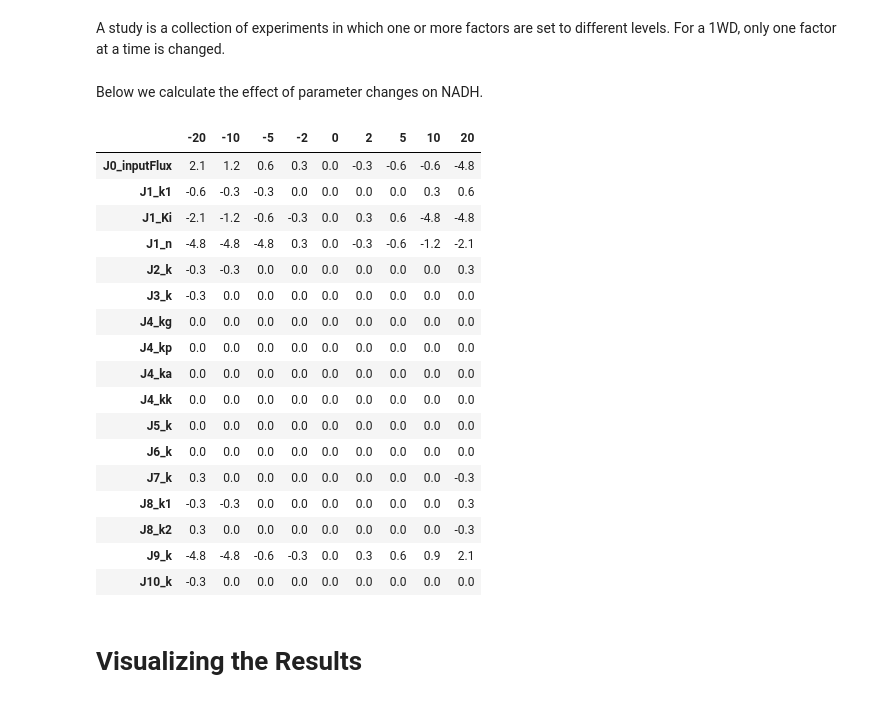
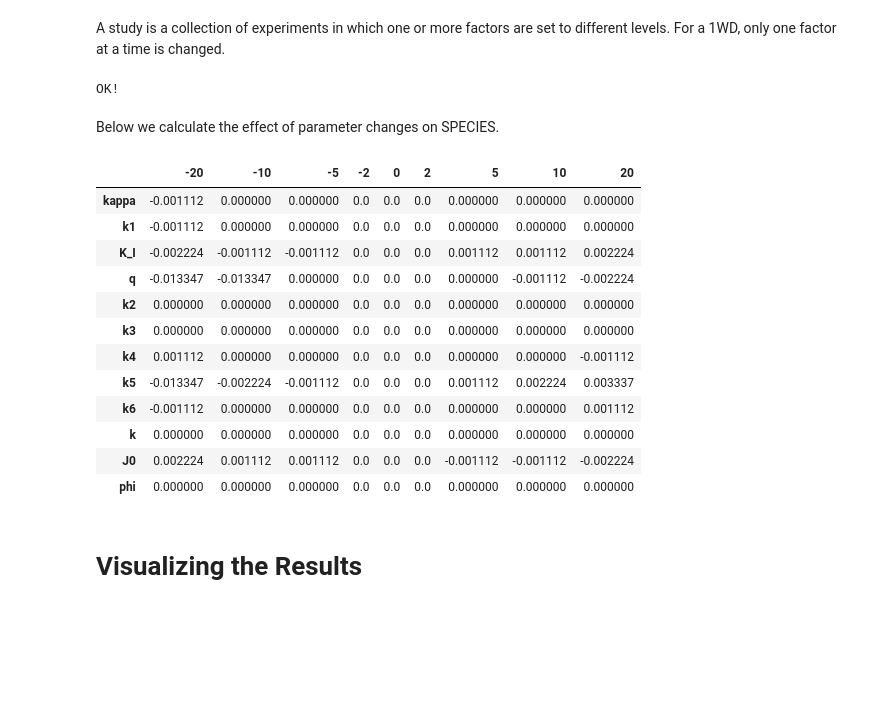
Before and after one commit to ModelEngineering/BIOEN-437, a Jupyter notebook: Lectures/Design-Of-Experiments/doe_one_way_design.ipynb, the cells around one changed output. Drawn from its saved outputs; the diff is of its cells as text; code cells hidden in the pictures; blank space fills up the shorter version.

```diff
--- a/Lectures/Design-Of-Experiments/doe_computations.ipynb
+++ b/Lectures/Design-Of-Experiments/doe_one_way_design.ipynb
@@ -437,14 +424,14 @@ def calculateFrequencyResponses(factors=WOLF_FACTORS, percents=[0], molecule=SPE
        columns: percents
        values: frequency
     """
-    percentDct = {p: [] for p in percents}
+    percent_dct = {p: [] for p in percents}
     for factor in factors:
-        dataDct = runSimulations(factor, percents, isPlot=False)
+        data_dct = runSimulations(factor, percents, isPlot=False)
         # Calculate the FFT for all percents for this factor
-        for percent in dataDct.keys():
-            frequency = calculatePeakFrequency(molecule, dataDct[percent])
-            percentDct[percent].append(frequency)
-    return pd.DataFrame(percentDct, index=factors)
+        for percent in data_dct.keys():
+            frequency = calculatePeakFrequency(molecule, data_dct[percent])
+            percent_dct[percent].append(frequency)
+    return pd.DataFrame(percent_dct, index=factors)
 
 df = calculateFrequencyResponses(percents=[-2, 0, 2])
 assert(isinstance(df, pd.DataFrame))
@@ -453,6 +440,7 @@ print("OK!")
 OK!
 # %%
 PERCENTS = [-20, -10, -5, -2, 0, 2, 5, 10, 20]
+columns = list(WOLF_DF.columns)
 RESPONSE_DF = calculateFrequencyResponses(percents=PERCENTS)
 RESPONSE_DF
 # %% [output]
@@ -533,4 +505,5 @@ response_df
 # %%
-mu, responseDF = calculate1WDParameters(RESPONSE_DF)
-responseDF
+mu, response_df = calculate1WDParameters(RESPONSE_DF)
+print(mu)
+response_df
 # %% [output]
@@ -561,7 +530,7 @@ responseDF
 A study is a collection of experiments in which one or more factors are set to different levels.
 For a 1WD, only one factor at a time is changed.
 # %%
-def runStudy(factors=WOLF_FACTORS, percents=[0], molecule="Glucose"):
+def runStudy(factors=WOLF_FACTORS, percents=[0], molecule=SPECIES):
     """
     Runs a 1WD for the factors and levels expressed as percents.
 
@@ -585,30 +554,28 @@ def runStudy(factors=WOLF_FACTORS, percents=[0], molecule="Glucose"):
 mu, df = runStudy(percents=[-2, 0, 2])
 assert(isinstance(df, pd.DataFrame))
 assert(isinstance(mu, float))
+print("OK!")
+# %% [output]
+OK!
 # %% [markdown]
-Below we calculate the effect of parameter changes on NADH.
+Below we calculate the effect of parameter changes on SPECIES.
 # %%
-mu, df = runStudy(percents=[-20, -10, -5, -2, 0, 2, 5, 10, 20], molecule="NADH")
+mu, df = runStudy(percents=[-20, -10, -5, -2, 0, 2, 5, 10, 20], molecule=SPECIES)
 df
 # %% [output]
 |  | -20 | -10 | -5 | -2 | 0 | 2 | 5 | 10 | 20 |
-| J0_inputFlux | 2.1 | 1.2 | 0.6 | 0.3 | 0.0 | -0.3 | -0.6 | -0.6 | -4.8 |
-| J1_k1 | -0.6 | -0.3 | -0.3 | 0.0 | 0.0 | 0.0 | 0.0 | 0.3 | 0.6 |
-| J1_Ki | -2.1 | -1.2 | -0.6 | -0.3 | 0.0 | 0.3 | 0.6 | -4.8 | -4.8 |
-| J1_n | -4.8 | -4.8 | -4.8 | 0.3 | 0.0 | -0.3 | -0.6 | -1.2 | -2.1 |
-| J2_k | -0.3 | -0.3 | 0.0 | 0.0 | 0.0 | 0.0 | 0.0 | 0.0 | 0.3 |
-| J3_k | -0.3 | 0.0 | 0.0 | 0.0 | 0.0 | 0.0 | 0.0 | 0.0 | 0.0 |
-| J4_kg | 0.0 | 0.0 | 0.0 | 0.0 | 0.0 | 0.0 | 0.0 | 0.0 | 0.0 |
-| J4_kp | 0.0 | 0.0 | 0.0 | 0.0 | 0.0 | 0.0 | 0.0 | 0.0 | 0.0 |
-| J4_ka | 0.0 | 0.0 | 0.0 | 0.0 | 0.0 | 0.0 | 0.0 | 0.0 | 0.0 |
-| J4_kk | 0.0 | 0.0 | 0.0 | 0.0 | 0.0 | 0.0 | 0.0 | 0.0 | 0.0 |
-| J5_k | 0.0 | 0.0 | 0.0 | 0.0 | 0.0 | 0.0 | 0.0 | 0.0 | 0.0 |
-| J6_k | 0.0 | 0.0 | 0.0 | 0.0 | 0.0 | 0.0 | 0.0 | 0.0 | 0.0 |
-| J7_k | 0.3 | 0.0 | 0.0 | 0.0 | 0.0 | 0.0 | 0.0 | 0.0 | -0.3 |
-| J8_k1 | -0.3 | -0.3 | 0.0 | 0.0 | 0.0 | 0.0 | 0.0 | 0.0 | 0.3 |
-| J8_k2 | 0.3 | 0.0 | 0.0 | 0.0 | 0.0 | 0.0 | 0.0 | 0.0 | -0.3 |
-| J9_k | -4.8 | -4.8 | -0.6 | -0.3 | 0.0 | 0.3 | 0.6 | 0.9 | 2.1 |
-| J10_k | -0.3 | 0.0 | 0.0 | 0.0 | 0.0 | 0.0 | 0.0 | 0.0 | 0.0 |
+| kappa | -0.001112 | 0.000000 | 0.000000 | 0.0 | 0.0 | 0.0 | 0.000000 | 0.000000 | 0.000000 |
+| k1 | -0.001112 | 0.000000 | 0.000000 | 0.0 | 0.0 | 0.0 | 0.000000 | 0.000000 | 0.000000 |
+| K_I | -0.002224 | -0.001112 | -0.001112 | 0.0 | 0.0 | 0.0 | 0.001112 | 0.001112 | 0.002224 |
+| q | -0.013347 | -0.013347 | 0.000000 | 0.0 | 0.0 | 0.0 | 0.000000 | -0.001112 | -0.002224 |
+| k2 | 0.000000 | 0.000000 | 0.000000 | 0.0 | 0.0 | 0.0 | 0.000000 | 0.000000 | 0.000000 |
+| k3 | 0.000000 | 0.000000 | 0.000000 | 0.0 | 0.0 | 0.0 | 0.000000 | 0.000000 | 0.000000 |
+| k4 | 0.001112 | 0.000000 | 0.000000 | 0.0 | 0.0 | 0.0 | 0.000000 | 0.000000 | -0.001112 |
+| k5 | -0.013347 | -0.002224 | -0.001112 | 0.0 | 0.0 | 0.0 | 0.001112 | 0.002224 | 0.003337 |
+| k6 | -0.001112 | 0.000000 | 0.000000 | 0.0 | 0.0 | 0.0 | 0.000000 | 0.000000 | 0.001112 |
+| k | 0.000000 | 0.000000 | 0.000000 | 0.0 | 0.0 | 0.0 | 0.000000 | 0.000000 | 0.000000 |
+| J0 | 0.002224 | 0.001112 | 0.001112 | 0.0 | 0.0 | 0.0 | -0.001112 | -0.001112 | -0.002224 |
+| phi | 0.000000 | 0.000000 | 0.000000 | 0.0 | 0.0 | 0.0 | 0.000000 | 0.000000 | 0.000000 |
 # %% [markdown]
 # Visualizing the Results
 # %% [markdown]
```
Also changed, not shown: parts of 13 cells of this notebook.
